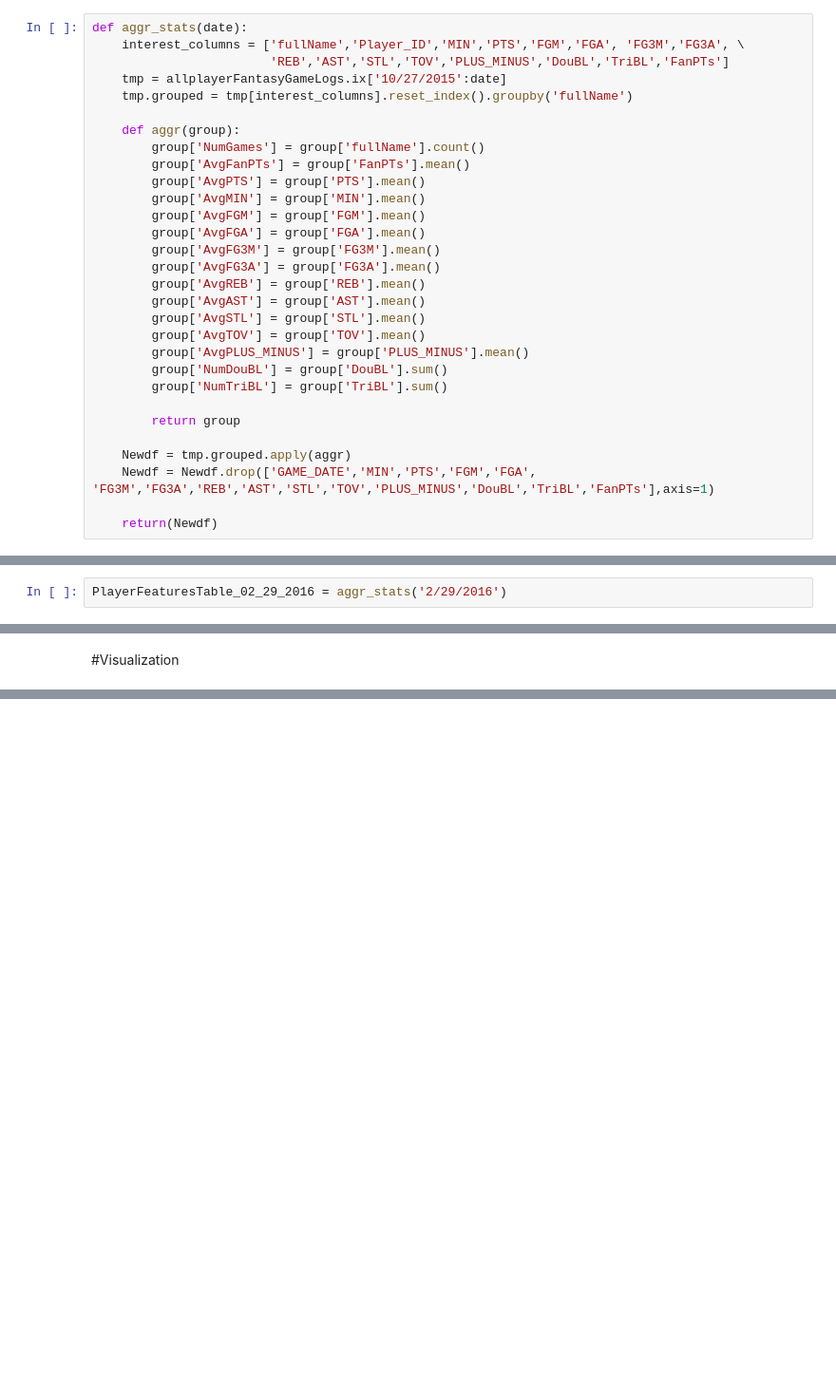
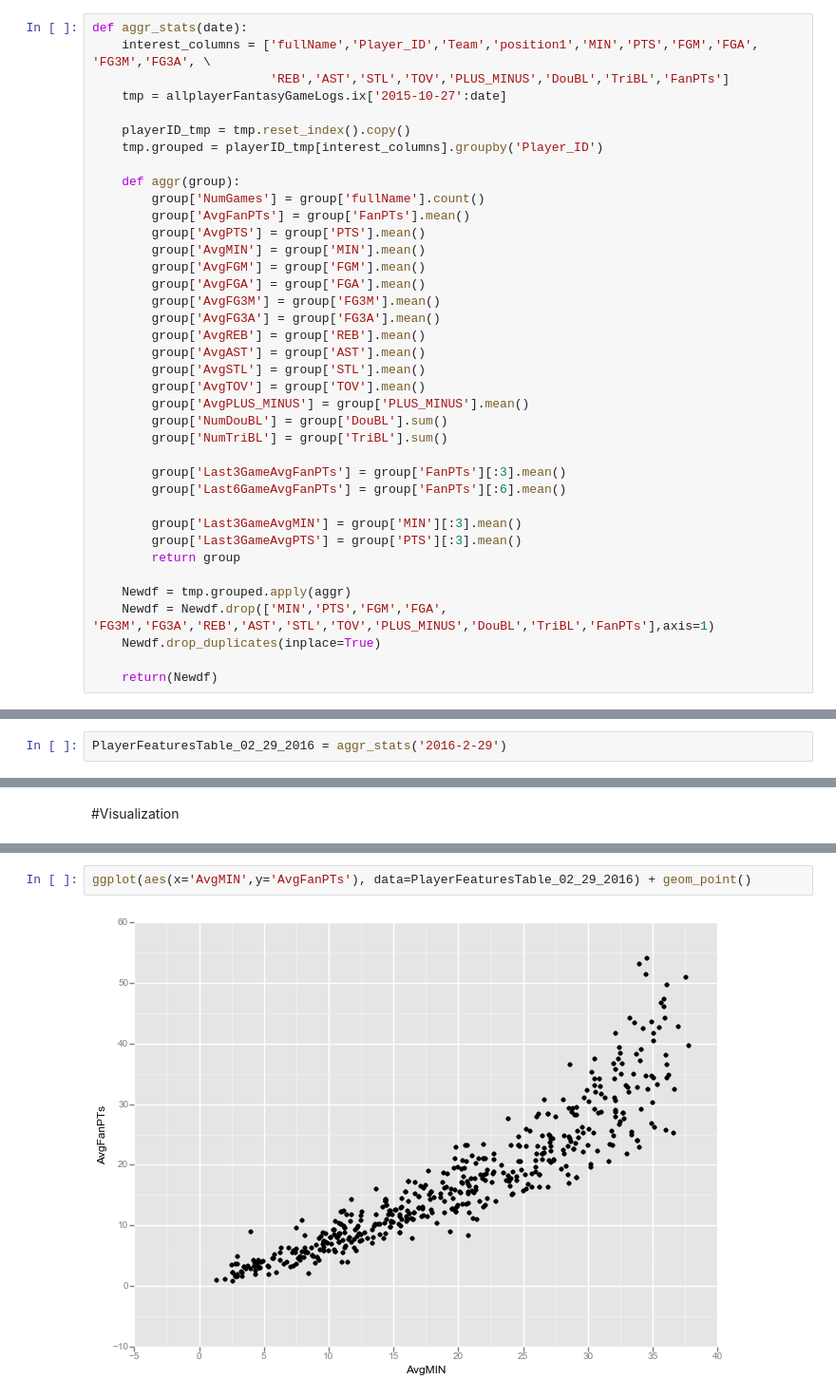
Before and after one commit to jpzhangvincent/NBAFantasySportBetting-ML-project, a Jupyter notebook: Data Munging& EDA/Exploratory Data Analysis for PlayerGameLogs.ipynb, the cells around one changed output, grey strips where cells are left out. Shown: that part at 95% size. Saved outputs shown, nothing was run; the diff lists cells and outputs as text; blank space fills up the shorter version.

```diff
--- a/Data Munging& EDA/Exploratory Data Analysis for PlayerGameLogs.ipynb
+++ b/Data Munging& EDA/Exploratory Data Analysis for PlayerGameLogs.ipynb
@@ -31,10 +33,12 @@ train.head()
 function to aggregate statistics for each player up to a given game date
 # %%
 def aggr_stats(date):
-    interest_columns = ['fullName','Player_ID','MIN','PTS','FGM','FGA', 'FG3M','FG3A', \
+    interest_columns = ['fullName','Player_ID','Team','position1','MIN','PTS','FGM','FGA', 'FG3M','FG3A', \
                         'REB','AST','STL','TOV','PLUS_MINUS','DouBL','TriBL','FanPTs']
-    tmp = allplayerFantasyGameLogs.ix['10/27/2015':date]
-    tmp.grouped = tmp[interest_columns].reset_index().groupby('fullName')
+    tmp = allplayerFantasyGameLogs.ix['2015-10-27':date]
+
+    playerID_tmp = tmp.reset_index().copy()
+    tmp.grouped = playerID_tmp[interest_columns].groupby('Player_ID')
 
     def aggr(group):
         group['NumGames'] = group['fullName'].count()
@@ -53,9 +57,15 @@ def aggr_stats(date):
         group['NumDouBL'] = group['DouBL'].sum()
         group['NumTriBL'] = group['TriBL'].sum()
 
+        group['Last3GameAvgFanPTs'] = group['FanPTs'][:3].mean()
+        group['Last6GameAvgFanPTs'] = group['FanPTs'][:6].mean()
+
+        group['Last3GameAvgMIN'] = group['MIN'][:3].mean()
+        group['Last3GameAvgPTS'] = group['PTS'][:3].mean()
         return group
 
     Newdf = tmp.grouped.apply(aggr)
-    Newdf = Newdf.drop(['GAME_DATE','MIN','PTS','FGM','FGA', 'FG3M','FG3A','REB','AST','STL','TOV','PLUS_MINUS','DouBL','TriBL','FanPTs'],axis=1)
+    Newdf = Newdf.drop(['MIN','PTS','FGM','FGA', 'FG3M','FG3A','REB','AST','STL','TOV','PLUS_MINUS','DouBL','TriBL','FanPTs'],axis=1)
+    Newdf.drop_duplicates(inplace=True)
 
     return(Newdf)
@@ -62,3 +79,3 @@ def aggr_stats(date):
 # %%
-PlayerFeaturesTable_02_29_2016 = aggr_stats('2/29/2016')
+PlayerFeaturesTable_02_29_2016 = aggr_stats('2016-2-29')
 # %%
@@ -131,0 +239,4 @@ get_leader_board('PLUS_MINUS','2/29/2016').head(10)
+# %%
+ggplot(aes(x='AvgMIN',y='AvgFanPTs'), data=PlayerFeaturesTable_02_29_2016) + geom_point()
+# %% [output]
+[figure, added]
```
Also changed, not shown: parts of 30 cells of this notebook, 1 other file.
